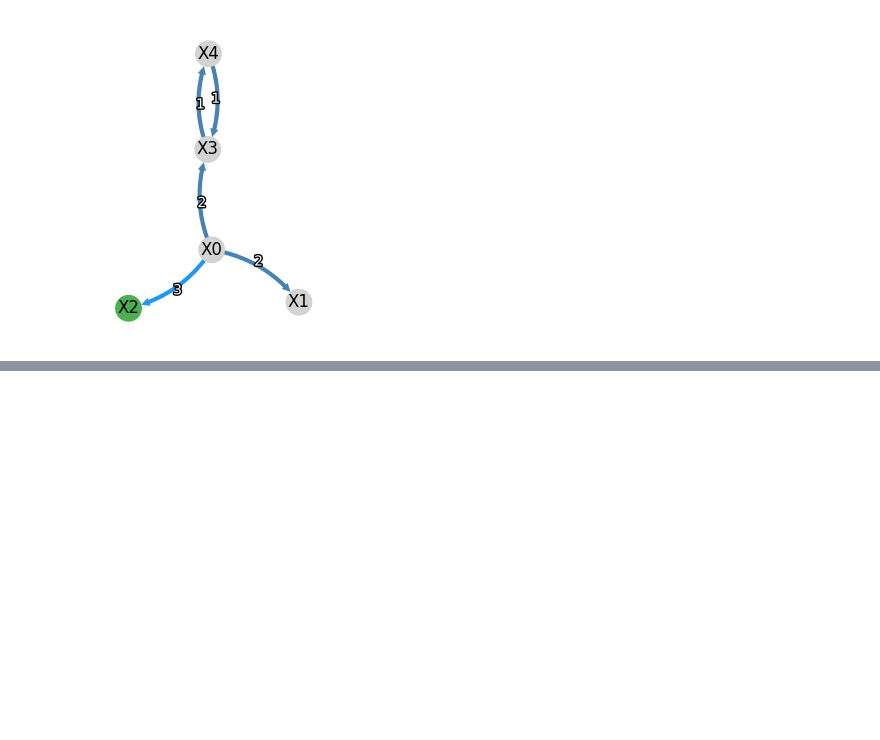
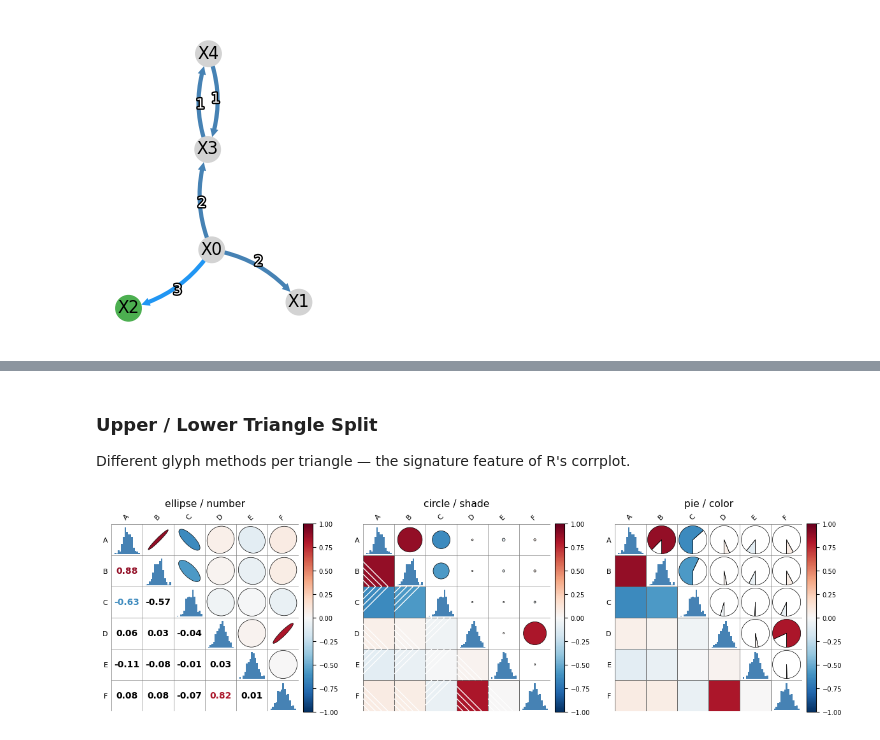
Before and after one commit to bloomberg/causal-ts, a Jupyter notebook: examples/plotting.ipynb, the cells around one changed output, grey strips where cells are left out. Cells and saved outputs as stored; diff of their text form; code cells hidden in the pictures; blank space fills up the shorter version.

```diff
--- a/examples/plotting.ipynb
+++ b/examples/plotting.ipynb
@@ -542,0 +593,16 @@ Uncomment savefig lines above to export
+# %% [markdown]
+### Upper / Lower Triangle Split
+
+Different glyph methods per triangle — the signature feature of R's corrplot.
+# %%
+fig, axes = plt.subplots(1, 3, figsize=(12, 4))
+corrplot(df1, metric='pearson', upper='ellipse', lower='number', fig_ax=(fig, axes[0]),
+         tl_cex=0.8, title='ellipse / number')
+corrplot(df1, metric='pearson', upper='circle', lower='shade', fig_ax=(fig, axes[1]),
+         tl_cex=0.8, title='circle / shade')
+corrplot(df1, metric='pearson', upper='pie', lower='color', fig_ax=(fig, axes[2]),
+         tl_cex=0.8, title='pie / color')
+plt.tight_layout()
+plt.show()
+# %% [output]
+[figure, added]
```
Also changed, not shown: parts of 15 cells of this notebook, 5 other files.
